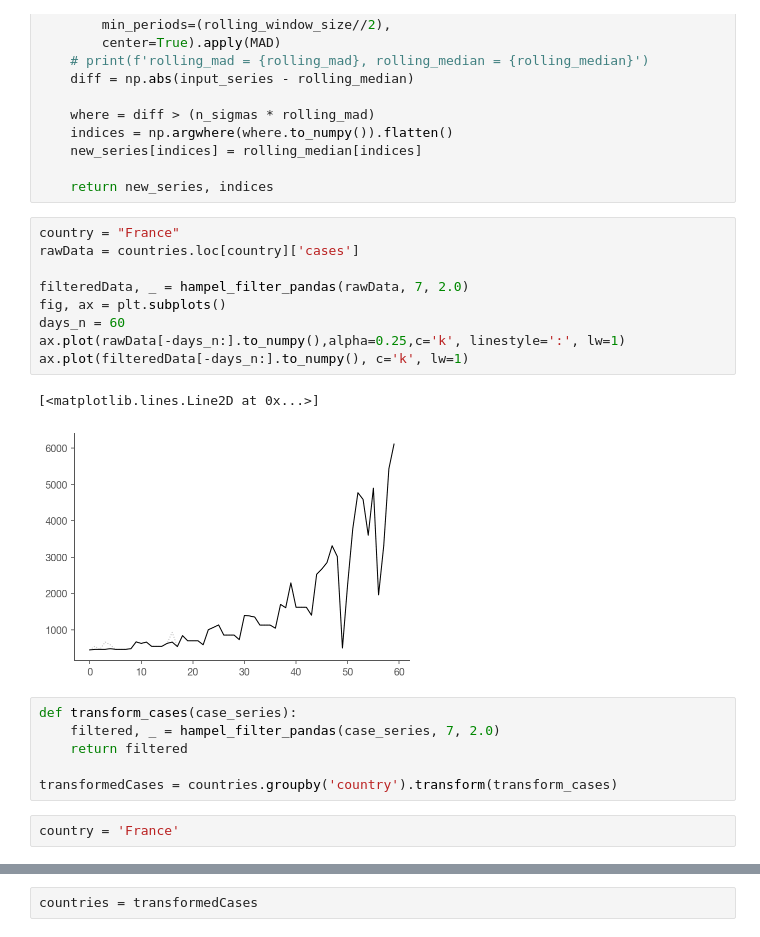
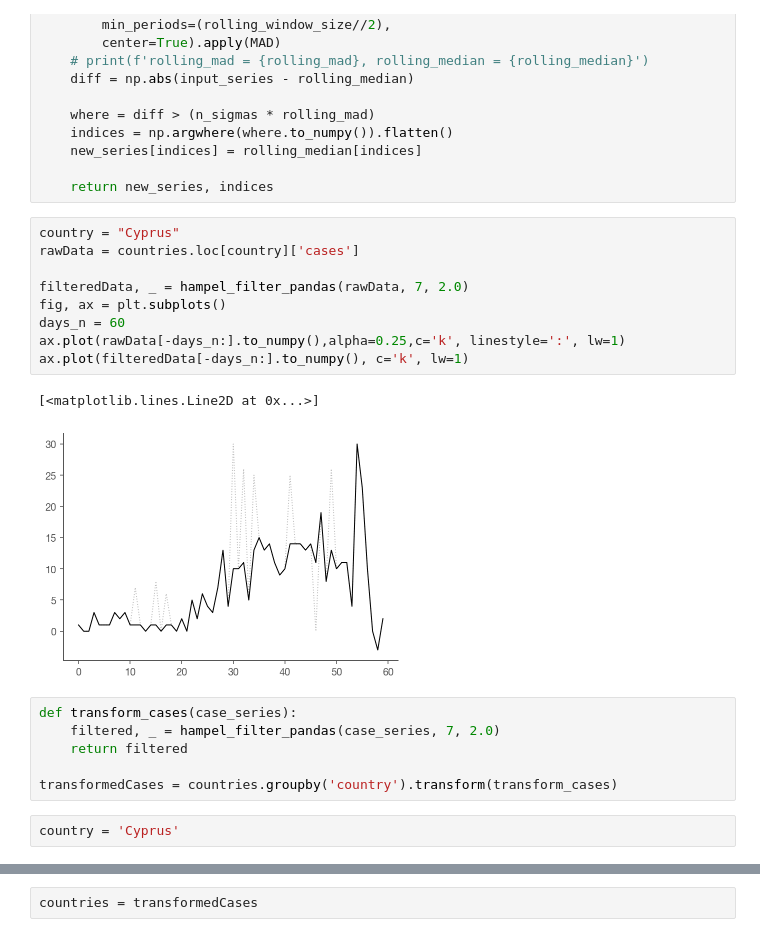
Before and after one commit to gkossakowski/covid-19, a Jupyter notebook: Realtime Rt mcmc.ipynb, the cells around one changed output, grey strips where cells are left out. Cells and saved outputs as stored; diff of their text form.

```diff
--- a/Realtime Rt mcmc.ipynb
+++ b/Realtime Rt mcmc.ipynb
@@ -200,17 +200,17 @@ def hampel_filter_pandas(input_series, window_size, n_sigmas=3.0):
 
     return new_series, indices
 # %%
-country = "France"
+country = "Cyprus"
 rawData = countries.loc[country]['cases']
 
 filteredData, _ = hampel_filter_pandas(rawData, 7, 2.0)
 fig, ax = plt.subplots()
 days_n = 60
 ax.plot(rawData[-days_n:].to_numpy(),alpha=0.25,c='k', linestyle=':', lw=1)
 ax.plot(filteredData[-days_n:].to_numpy(), c='k', lw=1)
 # %% [output]
 [<matplotlib.lines.Line2D at 0x...>]
-[figure, old version]
+[figure, new version]
 # %%
 def transform_cases(case_series):
     filtered, _ = hampel_filter_pandas(case_series, 7, 2.0)
@@ -218,7 +218,7 @@ def transform_cases(case_series):
 
 transformedCases = countries.groupby('country').transform(transform_cases)
 # %%
-country = 'France'
+country = 'Cyprus'
 # %%
 transformedCases.loc[country][-30:].plot(c='k', lw=1, title=f'{country} - last 30 days')
 # %% [output]
```
Also changed, not shown: parts of 16 cells of this notebook, 2 other files.
